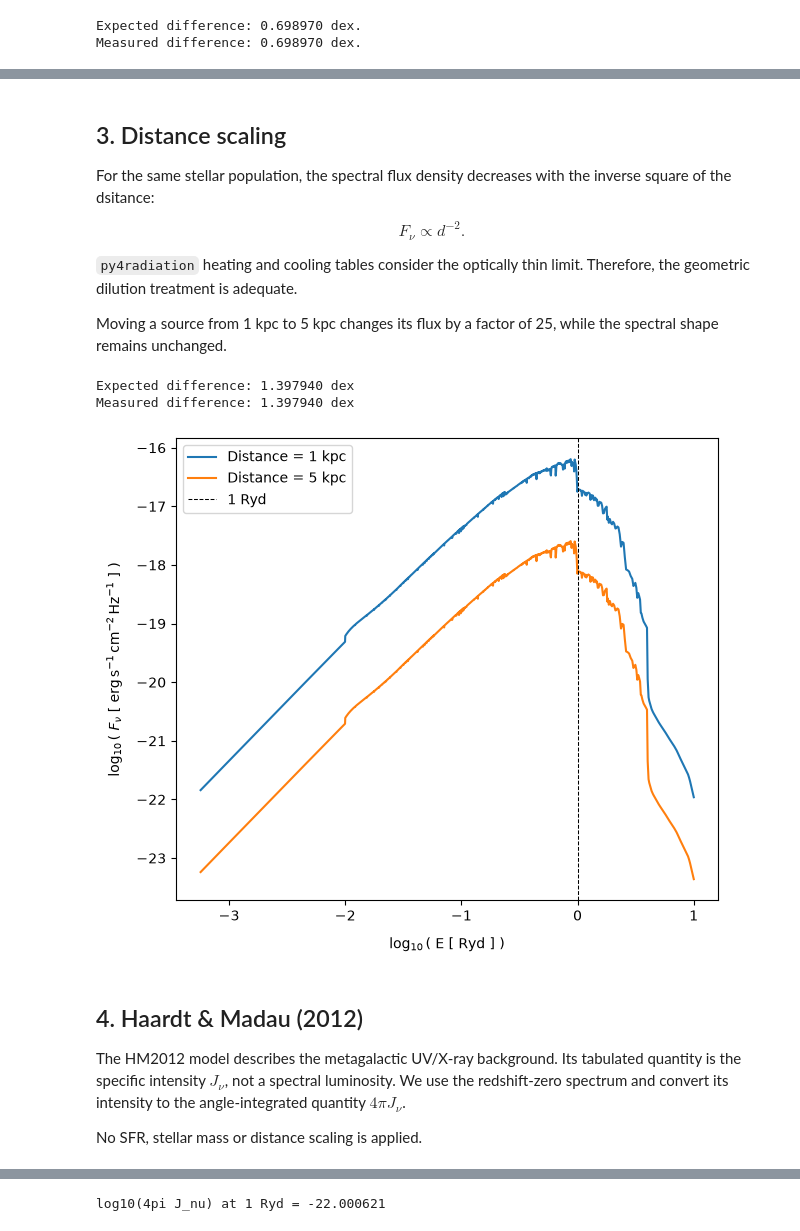
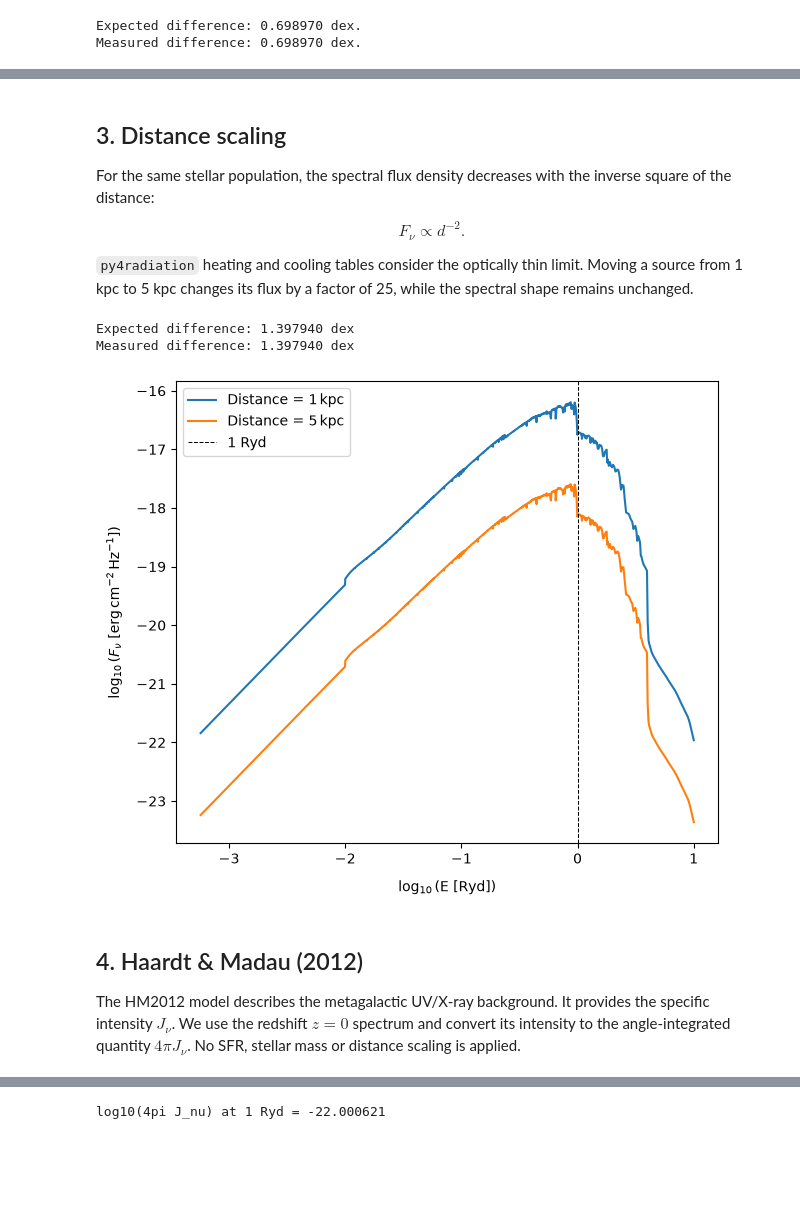
Before and after one commit to cPhysPlus/py4radiation, a Jupyter notebook: notebooks/01_preparing_spectra.ipynb, the cells around one changed output, grey strips where cells are left out. Saved outputs shown, nothing was run; the diff lists cells and outputs as text; code cells hidden in the pictures; blank space fills up the shorter version.

```diff
--- a/notebooks/01_preparing_spectra.ipynb
+++ b/notebooks/01_preparing_spectra.ipynb
@@ -115,15 +113,13 @@ plt.show()
 # %% [markdown]
 ## 3. Distance scaling
 
-For the same stellar population, the spectral flux density decreases with the inverse square of the dsitance:
+For the same stellar population, the spectral flux density decreases with the inverse square of the distance:
 
 $$
 F_{\nu} \propto d^{-2}.
 $$
 
-`py4radiation` heating and cooling tables consider the optically thin limit. Therefore, the geometric dilution treatment is adequate.
-
-Moving a source from 1 kpc to 5 kpc changes its flux by a factor of 25, while the spectral shape remains unchanged.
+`py4radiation` heating and cooling tables consider the optically thin limit. Moving a source from 1 kpc to 5 kpc changes its flux by a factor of 25, while the spectral shape remains unchanged.
 # %%
 sed_d5 = SED(
     run_name="sb99_d5",
@@ -147,24 +144,22 @@ Measured difference: 1.397940 dex
 # %%
 fig, ax = plt.subplots(figsize=(7, 6))
 
-ax.plot(np.log10(energy1), np.log10(flux1), label=r"Distance = $1$ kpc")
-ax.plot(np.log10(energy_d5), np.log10(flux_d5), label=r"Distance = $5$ kpc")
+ax.plot(np.log10(energy1), np.log10(flux1), label=r"Distance = $1\,{\rm kpc}$")
+ax.plot(np.log10(energy_d5), np.log10(flux_d5), label=r"Distance = $5\,{\rm kpc}$")
 
 ax.axvline(0.0, color="black", linewidth=0.75, linestyle="--", label="1 Ryd")
 
-ax.set_xlabel(r"$\log_{10}$( E [ Ryd ] )", labelpad=10)
-ax.set_ylabel(r"$\log_{10}$( $F_{\nu}$ [ $\mathrm{erg\,s^{-1}\,cm^{-2}\,Hz^{-1}}$ ] )", labelpad=10)
+ax.set_xlabel(r"$\log_{10}$(${\rm E}$ [${\rm Ryd}$])", labelpad=10)
+ax.set_ylabel(r"$\log_{10}$($F_{\nu}$ [${\rm erg}\,{\rm cm}^{-2}\,{\rm Hz}^{-1}$])", labelpad=10)
 
 ax.legend()
 
 plt.show()
 # %% [output]
-[figure, old version]
+[figure, new version]
 # %% [markdown]
 ## 4. Haardt & Madau (2012)
 
-The HM2012 model describes the metagalactic UV/X-ray background. Its tabulated quantity is the specific intensity $J_{\nu}$, not a spectral luminosity. We use the redshift-zero spectrum and convert its intensity to the angle-integrated quantity $4\pi J_{\nu}$.
-
-No SFR, stellar mass or distance scaling is applied.
+The HM2012 model describes the metagalactic UV/X-ray background. It provides the specific intensity $J_{\nu}$. We use the redshift $z=0$ spectrum and convert its intensity to the angle-integrated quantity $4\pi J_{\nu}$. No SFR, stellar mass or distance scaling is applied.
 # %%
 sed_hm12 = SED(
```
Also changed, not shown: parts of 12 cells of this notebook, 15 other files.
